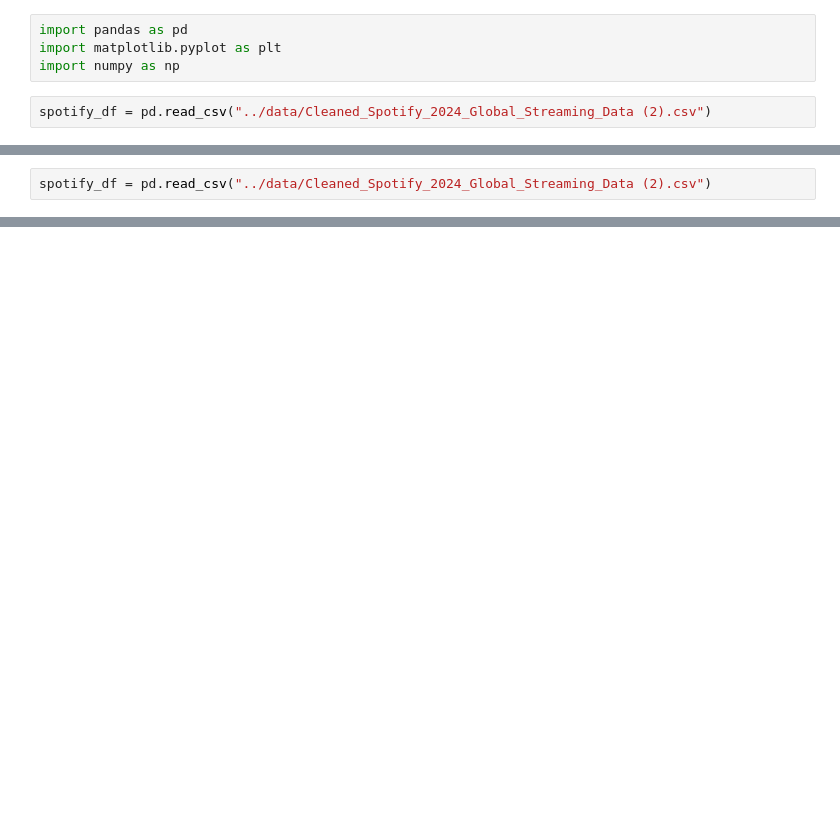
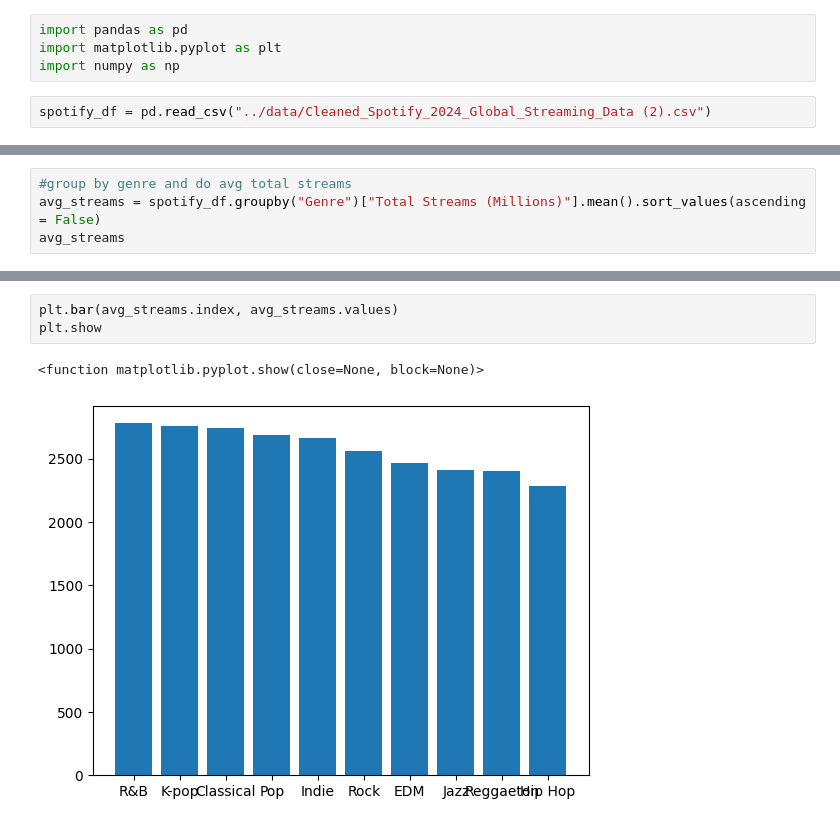
Before and after one commit to Destroy-gym/learning_plots_TroyBurns, a Jupyter notebook: notebooks/spotify.ipynb, the cells around one changed output, grey strips where cells are left out. Cells and saved outputs as stored; diff of their text form; blank space fills up the shorter version.

```diff
--- a/notebooks/spotify.ipynb
+++ b/notebooks/spotify.ipynb
@@ -14,4 +14,6 @@ spotify_df.head()
 | 3 | Italy | Ed Sheeran | Autumn Variations | K-pop | 2019 | 73.24 | 2704.33 | ... |
 | 4 | Italy | Ed Sheeran | Autumn Variations | R&B | 2019 | 7.89 | 3323.25 | ... |
 # %%
-spotify_df = pd.read_csv("../data/Cleaned_Spotify_2024_Global_Streaming_Data (2).csv")
+#group by genre and do avg total streams
+avg_streams = spotify_df.groupby("Genre")["Total Streams (Millions)"].mean().sort_values(ascending = False)
+avg_streams
@@ -17,0 +33,6 @@ spotify_df = pd.read_csv("../data/Cleaned_Spotify_2024_Global_Streaming_Data (2)
+# %%
+plt.bar(avg_streams.index, avg_streams.values)
+plt.show
+# %% [output]
+<function matplotlib.pyplot.show(close=None, block=None)>
+[figure, added]
```
Also changed, not shown: parts of 16 cells of this notebook.
